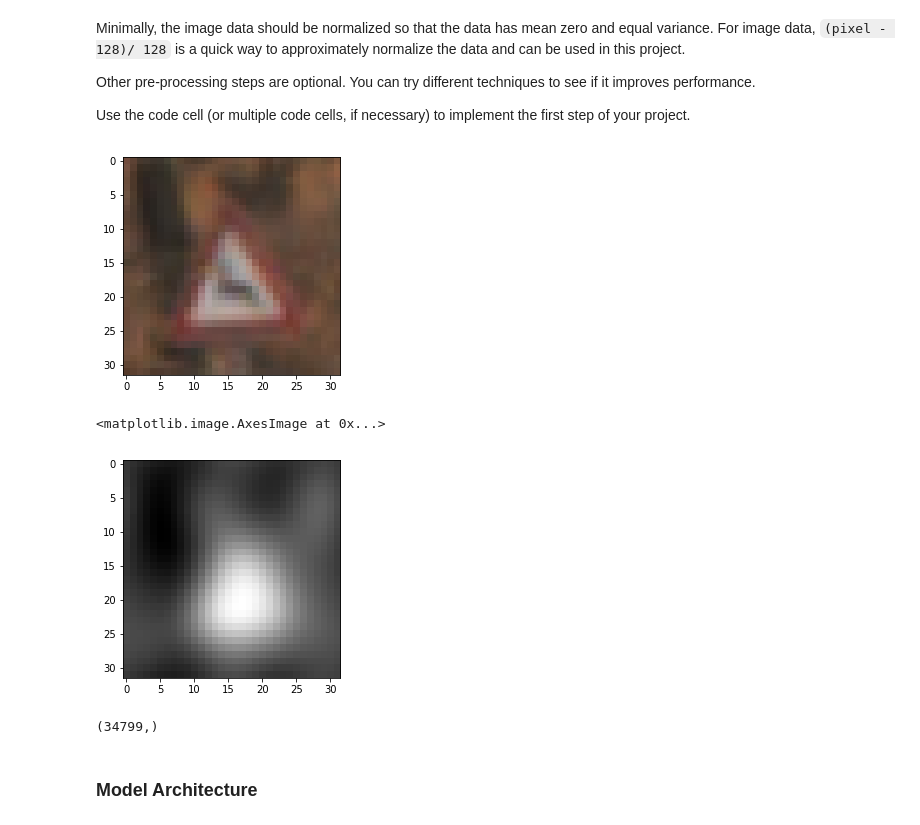
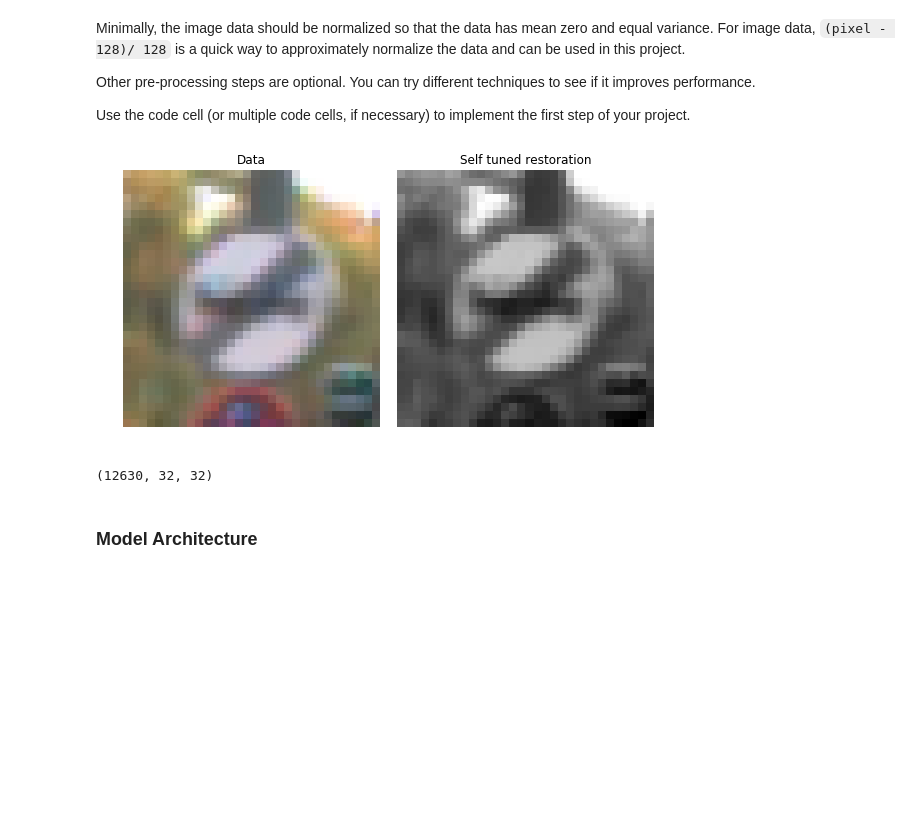
Before and after one commit to dennisjay/CarND-Traffic-Sign-Classifier-Project, a Jupyter notebook: Traffic_Sign_Classifier.ipynb, the cells around one changed output. Saved outputs shown, nothing was run; the diff lists cells and outputs as text; code cells hidden in the pictures; blank space fills up the shorter version.

```diff
--- a/Traffic_Sign_Classifier.ipynb
+++ b/Traffic_Sign_Classifier.ipynb
@@ -154,46 +134,59 @@ Minimally, the image data should be normalized so that the data has mean zero an
 Other pre-processing steps are optional. You can try different techniques to see if it improves performance.
 
 Use the code cell (or multiple code cells, if necessary) to implement the first step of your project.
-# %%
-from skimage import color, data, restoration
-from scipy.signal import convolve2d
-
-def sharpen(image):
-    image = color.rgb2gray(image)
-    psf = np.ones((2, 2)) / 25
-    image = convolve2d(image, psf, 'same')
-    image += 0.01 * image.std() * np.random.standard_normal(image.shape)
-    return restoration.wiener(image, psf, 1, clip=False)
-
-
-orig = np.array( train['features'] )[300]
-test = sharpen(orig)
-
-
-
-plt.imshow( orig )
-plt.show()
-plt.imshow( test, cmap='gray')
-# %% [output]
-[figure, removed]
-<matplotlib.image.AxesImage at 0x...>
-[figure, removed]
+# %%
+%matplotlib inline
+
+import numpy as np
+import matplotlib.pyplot as plt
+from skimage import color, data, restoration
+from scipy.signal import convolve2d as conv2
+
+
+def preprocess( img ):
+    img = color.rgb2gray(img)
+    return img
+    #psf = np.ones((2,2)) / 7
+    #deconvolved, _ = restoration.unsupervised_wiener(img, psf)
+    #return deconvolved
+
+img = np.array( train['features'] )[100]
+deconvolved = preprocess(img)
+
+fig, ax = plt.subplots(nrows=1, ncols=2, figsize=(8, 5),
+                       sharex=True, sharey=True,
+                       subplot_kw={'adjustable': 'box-forced'})
+plt.gray()
+ax[0].imshow(img, vmin=deconvolved.min(), vmax=deconvolved.max())
+ax[0].axis('off')
+ax[0].set_title('Data')
+
+ax[1].imshow(deconvolved)
+ax[1].axis('off')
+ax[1].set_title('Self tuned restoration')
+
+fig.tight_layout()
+
+plt.show()
+# %% [output]
+[figure, added]
 # %%
 import tensorflow as tf
 
-### Preprocess the data here. It is required to normalize the data. Other preprocessing steps could include
-### converting to grayscale, etc.
-### Feel free to use as many code cells as needed.
+def convert( images ):
+    ims = [preprocess(im) for im in images]
+    return np.array( ims, dtype='float32')
 
-X_training = (np.array( train['features'] ) - 128 ) /128
-X_validation = (np.array( valid['features'] ) - 128 ) /128
-X_testing = (np.array( test['features'] ) - 128 ) /128
+
+X_training = convert( train['features'] )
+X_validation = convert( valid['features'] )
+X_testing = convert( test['features'] )
 
 y_training = np.array( train['labels'] )
 y_validation = np.array(valid['labels'])
 y_testing = np.array(test['labels'])
 
 
-print( y_training.shape )
+print( X_testing.shape )
 # %% [output]
-(34799,)
+(12630, 32, 32)
```
Also changed, not shown: parts of 16 cells of this notebook, 3 other files.
